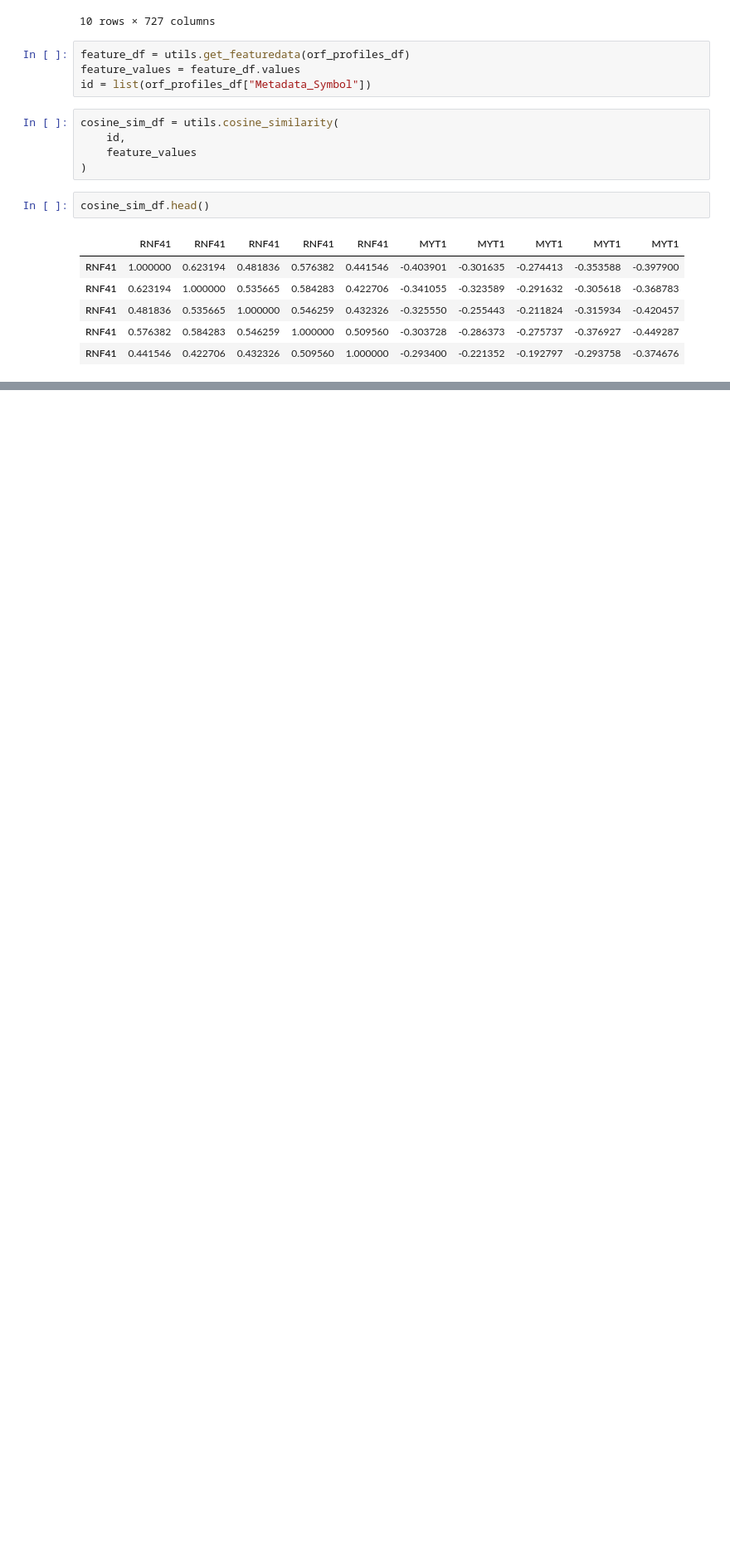
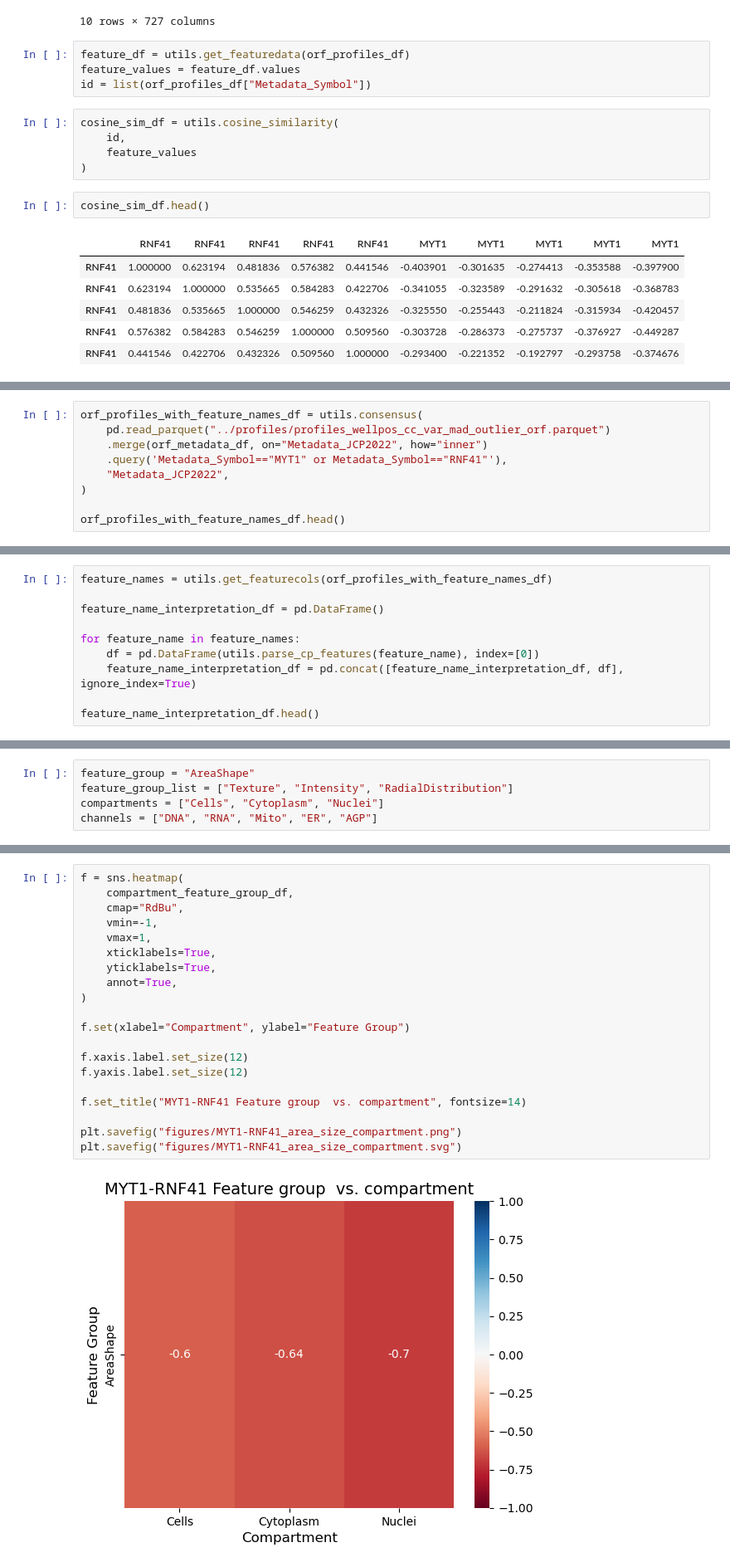
Before and after one commit to jump-cellpainting/2024_Chandrasekaran_Morphmap, a Jupyter notebook: 07.compute-cosine-similarities/09.0.check-MYT1-RNF41-connections.ipynb, the cells around one changed output, grey strips where cells are left out. Shown at 83% size. Cells and saved outputs as stored; diff of their text form; blank space fills up the shorter version.

Commit message:
feature group analysis

```diff
--- a/07.compute-cosine-similarities/09.0.check-MYT1-RNF41-connections.ipynb
+++ b/07.compute-cosine-similarities/09.0.check-MYT1-RNF41-connections.ipynb
@@ -97,3 +94,12 @@ f.savefig("figures/MYT1-RNF41_similarities.png")
 f.savefig("figures/MYT1-RNF41_similarities.svg")
 # %% [output]
 [figure]
+# %%
+orf_profiles_with_feature_names_df = utils.consensus(
+    pd.read_parquet("../profiles/profiles_wellpos_cc_var_mad_outlier_orf.parquet")
+    .merge(orf_metadata_df, on="Metadata_JCP2022", how="inner")
+    .query('Metadata_Symbol=="MYT1" or Metadata_Symbol=="RNF41"'),
+    "Metadata_JCP2022",
+)
+
+orf_profiles_with_feature_names_df.head()
@@ -99,0 +111,10 @@ f.savefig("figures/MYT1-RNF41_similarities.svg")
+# %%
+feature_names = utils.get_featurecols(orf_profiles_with_feature_names_df)
+
+feature_name_interpretation_df = pd.DataFrame()
+
+for feature_name in feature_names:
+    df = pd.DataFrame(utils.parse_cp_features(feature_name), index=[0])
+    feature_name_interpretation_df = pd.concat([feature_name_interpretation_df, df], ignore_index=True)
+
+feature_name_interpretation_df.head()
@@ -99,0 +128,5 @@ f.savefig("figures/MYT1-RNF41_similarities.svg")
+# %%
+feature_group = "AreaShape"
+feature_group_list = ["Texture", "Intensity", "RadialDistribution"]
+compartments = ["Cells", "Cytoplasm", "Nuclei"]
+channels = ["DNA", "RNA", "Mito", "ER", "AGP"]
@@ -99,0 +169,22 @@ f.savefig("figures/MYT1-RNF41_similarities.svg")
+# %%
+f = sns.heatmap(
+    compartment_feature_group_df,
+    cmap="RdBu",
+    vmin=-1,
+    vmax=1,
+    xticklabels=True,
+    yticklabels=True,
+    annot=True,
+)
+
+f.set(xlabel="Compartment", ylabel="Feature Group")
+
+f.xaxis.label.set_size(12)
+f.yaxis.label.set_size(12)
+
+f.set_title("MYT1-RNF41 Feature group  vs. compartment", fontsize=14)
+
+plt.savefig("figures/MYT1-RNF41_area_size_compartment.png")
+plt.savefig("figures/MYT1-RNF41_area_size_compartment.svg")
+# %% [output]
+[figure, added]
```
Also changed, not shown: parts of 8 cells of this notebook, 6 other files.
